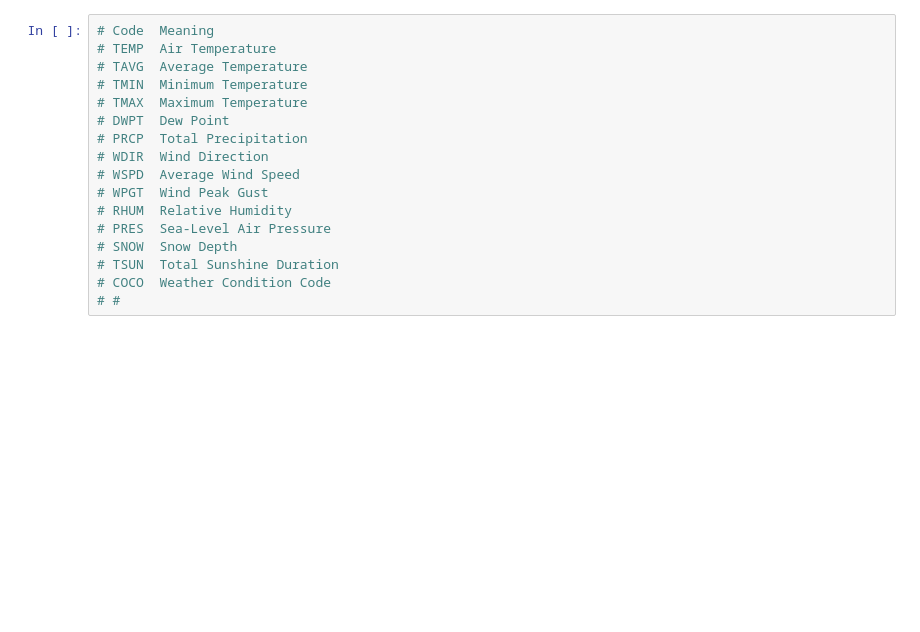
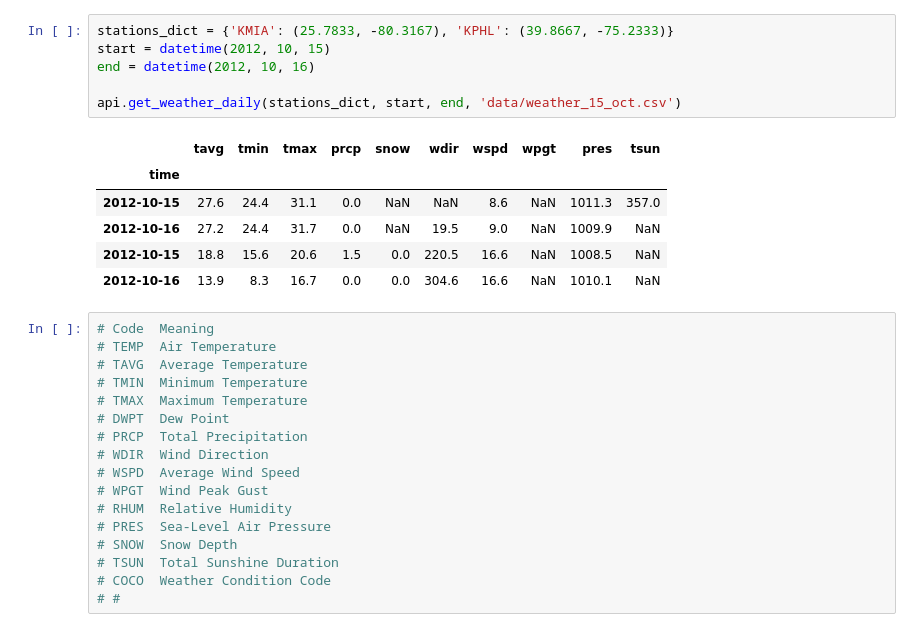
Before and after one commit to sergioserge/us-airports-project, a Jupyter notebook: us-airports-project.ipynb, the cells around one changed output. Cells and saved outputs as stored; diff of their text form; blank space fills up the shorter version.

```diff
--- a/us-airports-project.ipynb
+++ b/us-airports-project.ipynb
@@ -95,3 +174,16 @@ data.to_csv('data/test_newark.csv')
+# %%
+stations_dict = {'KMIA': (25.7833, -80.3167), 'KPHL': (39.8667, -75.2333)}
+start = datetime(2012, 10, 15)
+end = datetime(2012, 10, 16)
+
+api.get_weather_daily(stations_dict, start, end, 'data/weather_15_oct.csv')
+# %% [output]
+|  | tavg | tmin | tmax | prcp | snow | wdir | wspd | wpgt | pres | tsun |
+| time |  |  |  |  |  |  |  |  |  |  |
+| 2012-10-15 | 27.6 | 24.4 | 31.1 | 0.0 | NaN | NaN | 8.6 | NaN | 1011.3 | 357.0 |
+| 2012-10-16 | 27.2 | 24.4 | 31.7 | 0.0 | NaN | 19.5 | 9.0 | NaN | 1009.9 | NaN |
+| 2012-10-15 | 18.8 | 15.6 | 20.6 | 1.5 | 0.0 | 220.5 | 16.6 | NaN | 1008.5 | NaN |
+| 2012-10-16 | 13.9 | 8.3 | 16.7 | 0.0 | 0.0 | 304.6 | 16.6 | NaN | 1010.1 | NaN |
 # %%
 # Code	Meaning
 # TEMP	Air Temperature
```
Also changed, not shown: parts of 20 cells of this notebook, 2 other files.
